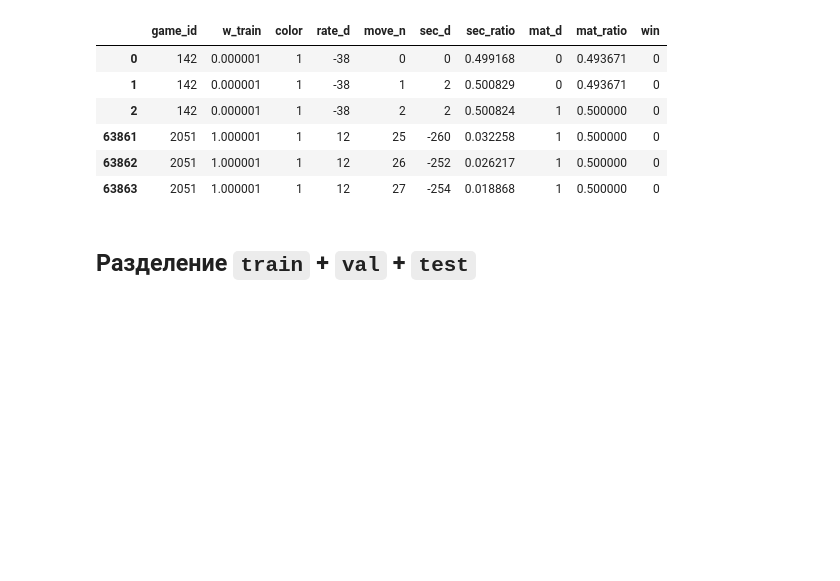
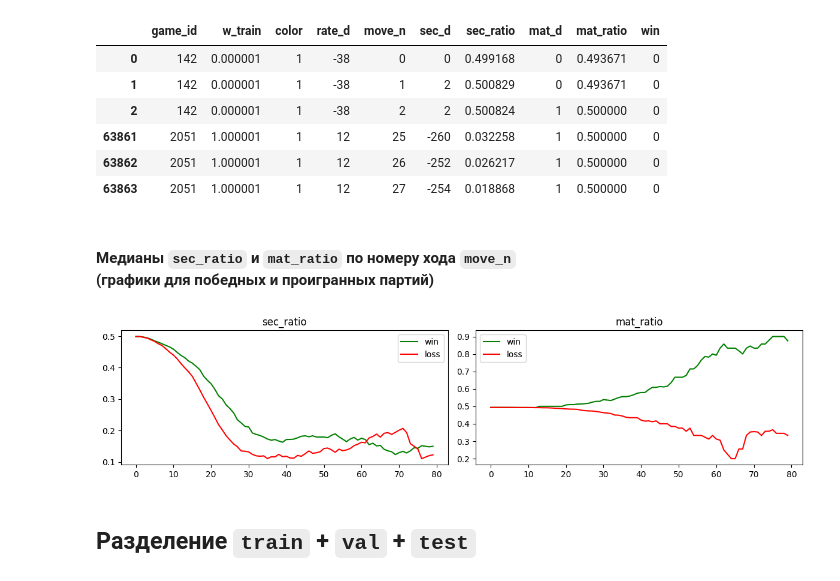
Before and after one commit to gpu-enjoyer/lichess, a Jupyter notebook: lichess.ipynb, the cells around one changed output. Saved outputs shown, nothing was run; the diff lists cells and outputs as text; code cells hidden in the pictures; blank space fills up the shorter version.

Commit message:
sec_ratio mat_ratio

```diff
--- a/lichess.ipynb
+++ b/lichess.ipynb
@@ -468,6 +468,25 @@ pd.concat([df_moves.head(3), df_moves.tail(3)])
 | 63861 | 2051 | 1.000001 | 1 | 12 | 25 | -260 | 0.032258 | 1 | 0.500000 | 0 |
 | 63862 | 2051 | 1.000001 | 1 | 12 | 26 | -252 | 0.026217 | 1 | 0.500000 | 0 |
 | 63863 | 2051 | 1.000001 | 1 | 12 | 27 | -254 | 0.018868 | 1 | 0.500000 | 0 |
+# %% [markdown]
+#### Медианы `sec_ratio` и `mat_ratio` по номеру хода `move_n` <br>(графики для победных и проигранных партий)
+# %%
+MOVE_N   = 80
+FEATURES = ["sec_ratio", "mat_ratio"]
+
+fig, axes = plt.subplots(1, 2, figsize=(12, 3))
+
+for ax, name in zip(axes.flat, FEATURES):
+    for outcome, label, color in [(1, "win", "green"), (0, "loss", "red")]:
+        subset = df_moves[(df_moves["win"] == outcome) & (df_moves["move_n"] < MOVE_N)]
+        medians = subset.groupby("move_n")[name].median()
+        ax.plot(medians.index, medians.values, label=label, color=color)
+    ax.set_title(name)
+    ax.legend()
+
+plt.tight_layout()
+# %% [output]
+[figure, added]
 # %% [markdown]
 ## Разделение `train` + `val` + `test`
 # %% [markdown]
```
